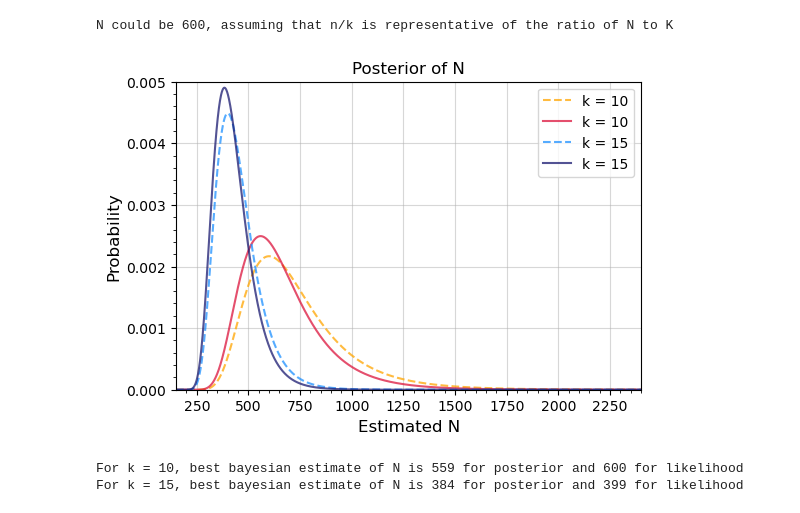
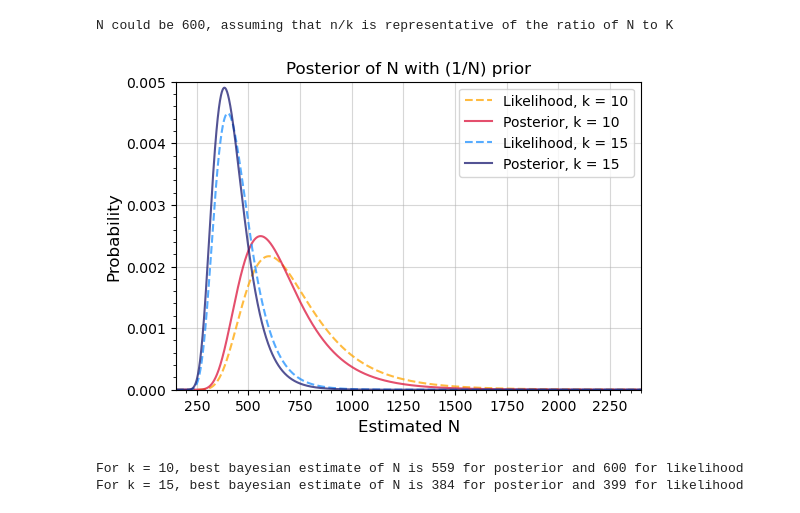
Before and after one commit to Gullaschen/AMAS, a Jupyter notebook: Week 2/Exercise_Bayesian_Fish.ipynb, the cells around one changed output. Cells and saved outputs as stored; diff of their text form; code cells hidden in the pictures.

```diff
--- a/Week 2/Exercise_Bayesian_Fish.ipynb
+++ b/Week 2/Exercise_Bayesian_Fish.ipynb
@@ -54,32 +54,32 @@ for N in range(K + (n-k_2),N_range):
 # %%
 plt.figure(figsize=(6,4))
 
 Like_1_int = np.trapz(Like_1,range(K + (n-k_1),N_range)) # Integrate to normalize
 Like_2_int = np.trapz(Like_2,range(K + (n-k_2),N_range))
 Prob_1_int = np.trapz(Prob_1,range(K + (n-k_1),N_range))
 Prob_2_int = np.trapz(Prob_2,range(K + (n-k_2),N_range))
 
-plt.plot(range(K + (n-k_1),N_range),Like_1 / Like_1_int, alpha = .75,linestyle='--',label='k = 10',color='orange')
-plt.plot(range(K + (n-k_1),N_range),Prob_1 / Prob_1_int, alpha = .75,label='k = 10')
+plt.plot(range(K + (n-k_1),N_range),Like_1 / Like_1_int, alpha = .75,linestyle='--',label='Likelihood, k = 10',color='orange')
+plt.plot(range(K + (n-k_1),N_range),Prob_1 / Prob_1_int, alpha = .75,label='Posterior, k = 10')
 
-plt.plot(range(K + (n-k_2),N_range),Like_2 / Like_2_int, alpha = .75,linestyle='--',label='k = 15',color='dodgerblue')
-plt.plot(range(K + (n-k_2),N_range),Prob_2 / Prob_2_int, alpha = .75,label='k = 15')
+plt.plot(range(K + (n-k_2),N_range),Like_2 / Like_2_int, alpha = .75,linestyle='--',label='Likelihood, k = 15',color='dodgerblue')
+plt.plot(range(K + (n-k_2),N_range),Prob_2 / Prob_2_int, alpha = .75,label='Posterior, k = 15')
 
 ax = plt.gca() # For setting sub-ticks
 ax.xaxis.set_minor_locator(AutoMinorLocator(5))
 ax.yaxis.set_minor_locator(AutoMinorLocator(5))
 ax.tick_params(which='minor', length=2, color='k')
 
-plt.title('Posterior of N',fontsize=12)
+plt.title('Posterior of N with (1/N) prior',fontsize=12)
 plt.xlabel('Estimated N',fontsize=12)
 plt.ylabel('Probability',fontsize=12)
 plt.grid(True,alpha=0.5,zorder=-10)
 plt.ylim(0,0.005)
 plt.xlim(K + (n-k_1),N_range)
 plt.legend()
 plt.show()
 # %% [output]
-[figure, old version]
+[figure, new version]
 # %%
 Nrange_1 = list(range(K + (n-k_1),N_range))
 Nrange_2 = list(range(K + (n-k_2),N_range))
```
Also changed, not shown: parts of 2 cells of this notebook, 1 other file.
